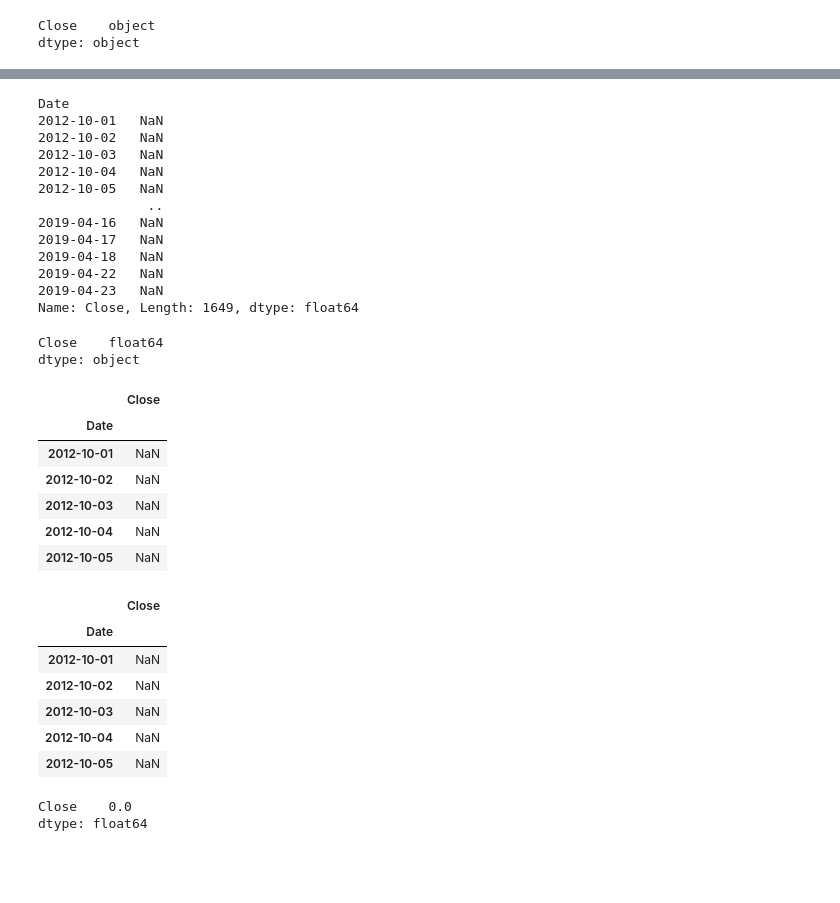
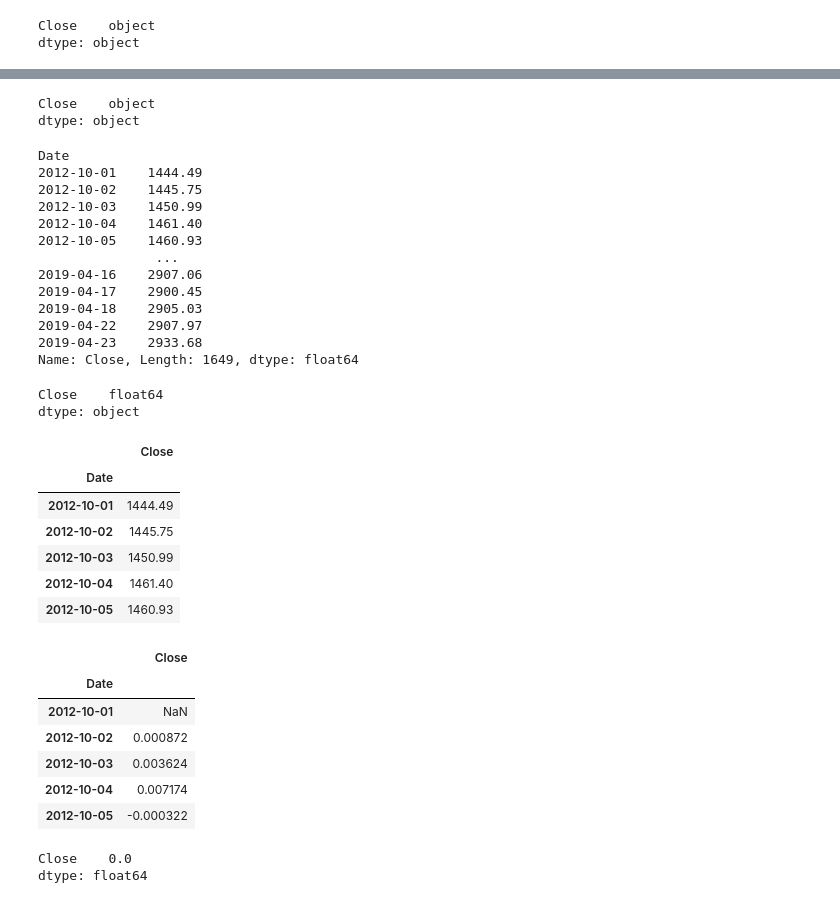
Before and after one commit to mmfsb/Pandas_Homework, a Jupyter notebook: Whale/whale_analysis.ipynb, the cells around one changed output, grey strips where cells are left out. Cells and saved outputs as stored; diff of their text form; code cells hidden in the pictures; blank space fills up the shorter version.

```diff
--- a/Whale/whale_analysis.ipynb
+++ b/Whale/whale_analysis.ipynb
@@ -130,3 +130,7 @@ sp500_df.dtypes
 # %% [output]
 Close    object
 dtype: object
+# %%
+# Remove $ from column
+sp500_df["Close"]= sp500_df["Close"].str.replace("$", "")
+sp500_df["Close"]
@@ -133,22 +151,25 @@ dtype: object
+# %%
+sp500_df.dtypes
+# %% [output]
+Close    object
+dtype: object
 # %%
-#figure out how to remove $ from column
-
 # Fix Data Types
 sp500_df["Close"] = pd.to_numeric(sp500_df["Close"], errors="coerce")
 sp500_df["Close"]
 # %% [output]
 Date
-2012-10-01   NaN
-2012-10-02   NaN
-2012-10-03   NaN
-2012-10-04   NaN
-2012-10-05   NaN
-              ..
-2019-04-16   NaN
-2019-04-17   NaN
-2019-04-18   NaN
-2019-04-22   NaN
-2019-04-23   NaN
+2012-10-01    1444.49
+2012-10-02    1445.75
+2012-10-03    1450.99
+2012-10-04    1461.40
+2012-10-05    1460.93
+               ...
+2019-04-16    2907.06
+2019-04-17    2900.45
+2019-04-18    2905.03
+2019-04-22    2907.97
+2019-04-23    2933.68
 Name: Close, Length: 1649, dtype: float64
 # %%
 # Check data type to ensure object to float
@@ -161,23 +182,23 @@ sp500_df.head()
 # %% [output]
 |  | Close |
 | Date |  |
-| 2012-10-01 | NaN |
-| 2012-10-02 | NaN |
-| 2012-10-03 | NaN |
-| 2012-10-04 | NaN |
-| 2012-10-05 | NaN |
+| 2012-10-01 | 1444.49 |
+| 2012-10-02 | 1445.75 |
+| 2012-10-03 | 1450.99 |
+| 2012-10-04 | 1461.40 |
+| 2012-10-05 | 1460.93 |
 # %%
 # Calculate Daily Returns
-sp500_df_daily_returns = sp500_df.pct_change()
-sp500_df_daily_returns.head()
+sp500df_daily_returns = sp500_df.pct_change()
+sp500df_daily_returns.head()
 # %% [output]
 |  | Close |
 | Date |  |
 | 2012-10-01 | NaN |
-| 2012-10-02 | NaN |
-| 2012-10-03 | NaN |
-| 2012-10-04 | NaN |
-| 2012-10-05 | NaN |
+| 2012-10-02 | 0.000872 |
+| 2012-10-03 | 0.003624 |
+| 2012-10-04 | 0.007174 |
+| 2012-10-05 | -0.000322 |
 # %%
 # Count nulls
 sp500_df_daily_returns.isnull().sum()
```
Also changed, not shown: parts of 1 cell of this notebook.
